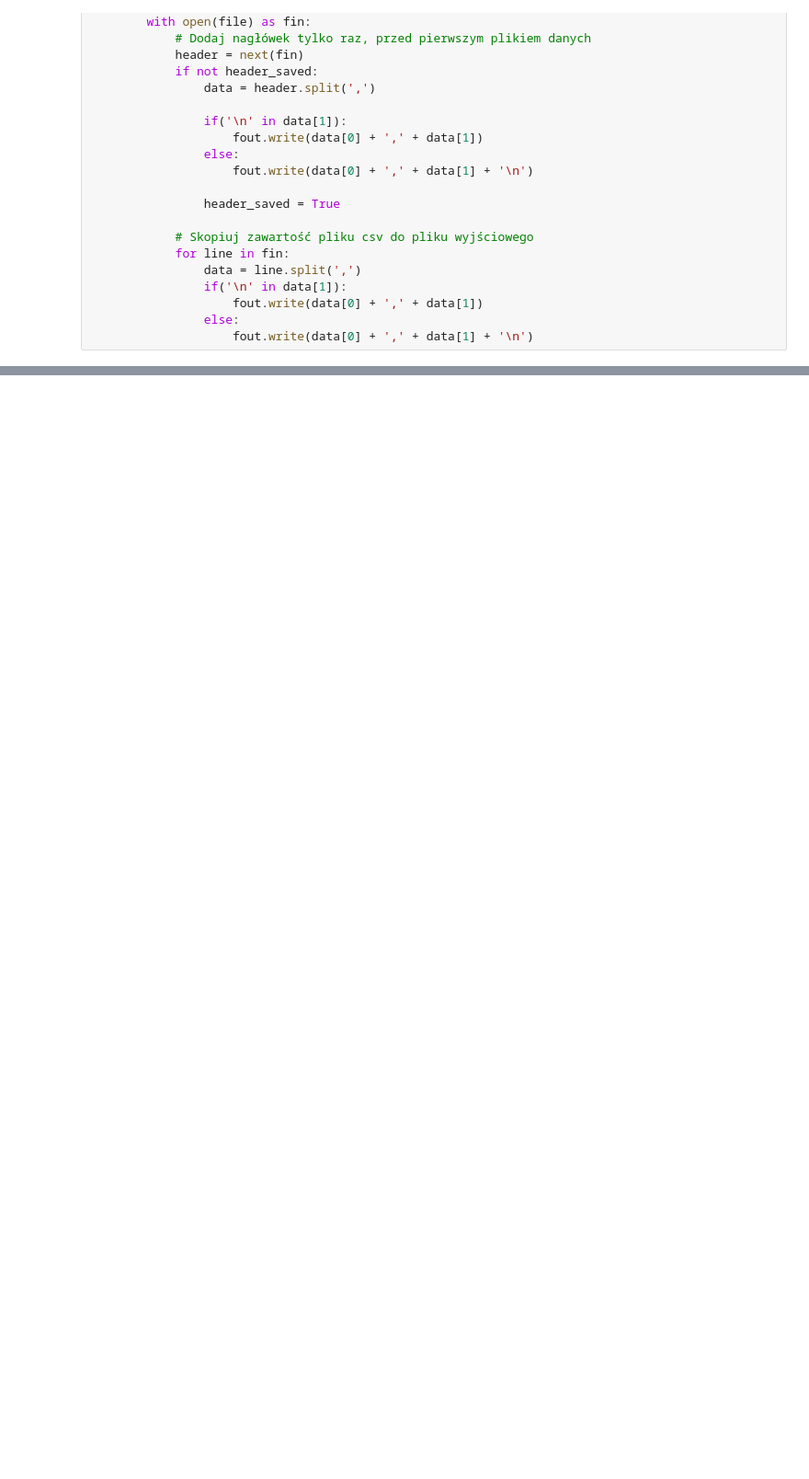
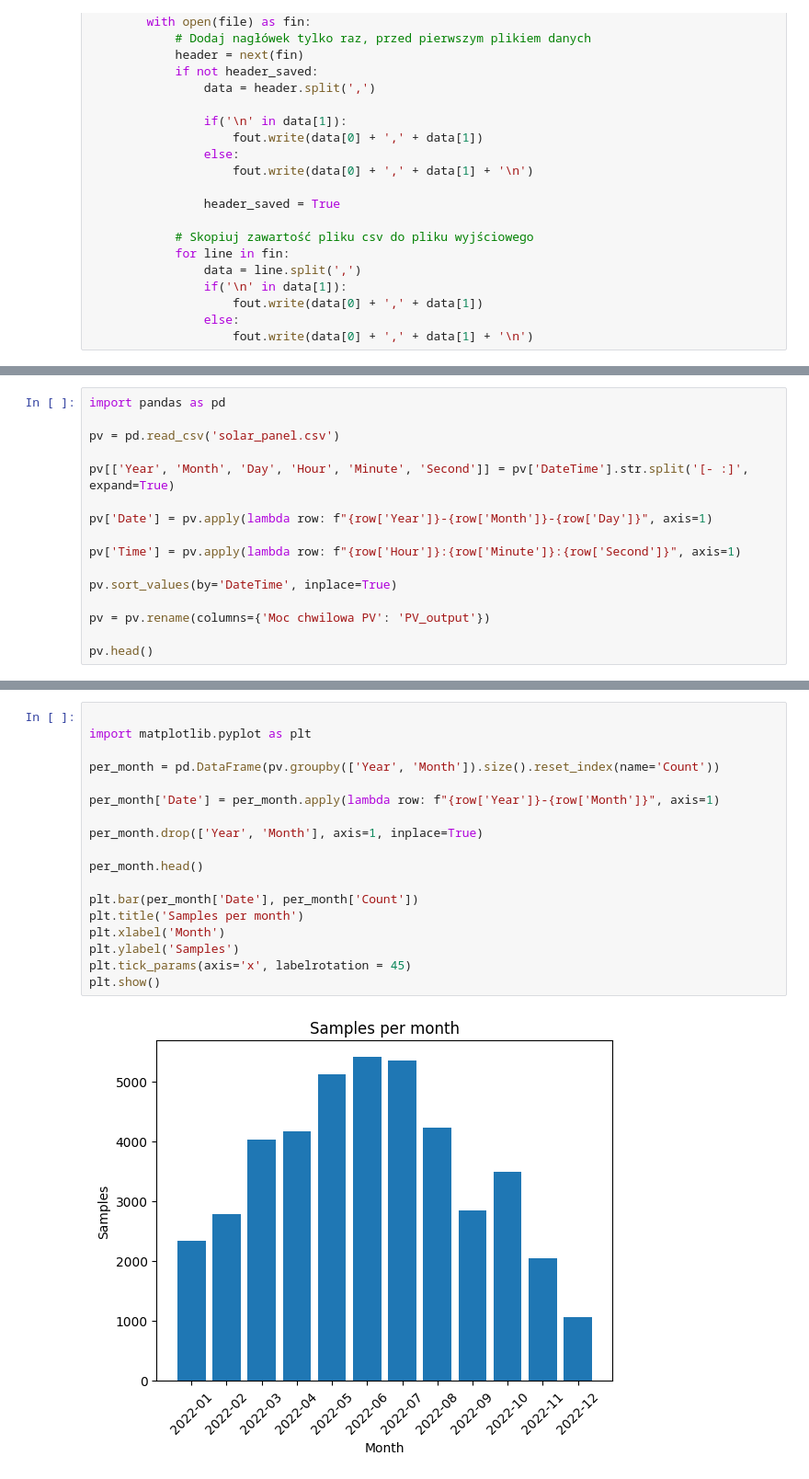
Before and after one commit to DanielSlusarczyk/Projekt-Dyplomowy, a Jupyter notebook: projekt.ipynb, the cells around one changed output, grey strips where cells are left out. Shown at 92% size. Cells and saved outputs as stored; diff of their text form; blank space fills up the shorter version.

```diff
--- a/projekt.ipynb
+++ b/projekt.ipynb
@@ -37,0 +35,16 @@ ParserError: Error tokenizing data. C error: Expected 3 fields in line 175, saw
+# %%
+import pandas as pd
+
+pv = pd.read_csv('solar_panel.csv')
+
+pv[['Year', 'Month', 'Day', 'Hour', 'Minute', 'Second']] = pv['DateTime'].str.split('[- :]', expand=True)
+
+pv['Date'] = pv.apply(lambda row: f"{row['Year']}-{row['Month']}-{row['Day']}", axis=1)
+
+pv['Time'] = pv.apply(lambda row: f"{row['Hour']}:{row['Minute']}:{row['Second']}", axis=1)
+
+pv.sort_values(by='DateTime', inplace=True)
+
+pv = pv.rename(columns={'Moc chwilowa PV': 'PV_output'})
+
+pv.head()
@@ -37,0 +61,20 @@ ParserError: Error tokenizing data. C error: Expected 3 fields in line 175, saw
+# %%
+
+import matplotlib.pyplot as plt
+
+per_month = pd.DataFrame(pv.groupby(['Year', 'Month']).size().reset_index(name='Count'))
+
+per_month['Date'] = per_month.apply(lambda row: f"{row['Year']}-{row['Month']}", axis=1)
+
+per_month.drop(['Year', 'Month'], axis=1, inplace=True)
+
+per_month.head()
+
+plt.bar(per_month['Date'], per_month['Count'])
+plt.title('Samples per month')
+plt.xlabel('Month')
+plt.ylabel('Samples')
+plt.tick_params(axis='x', labelrotation = 45)
+plt.show()
+# %% [output]
+[figure, added]
```
Also changed, not shown: parts of 7 cells of this notebook.
